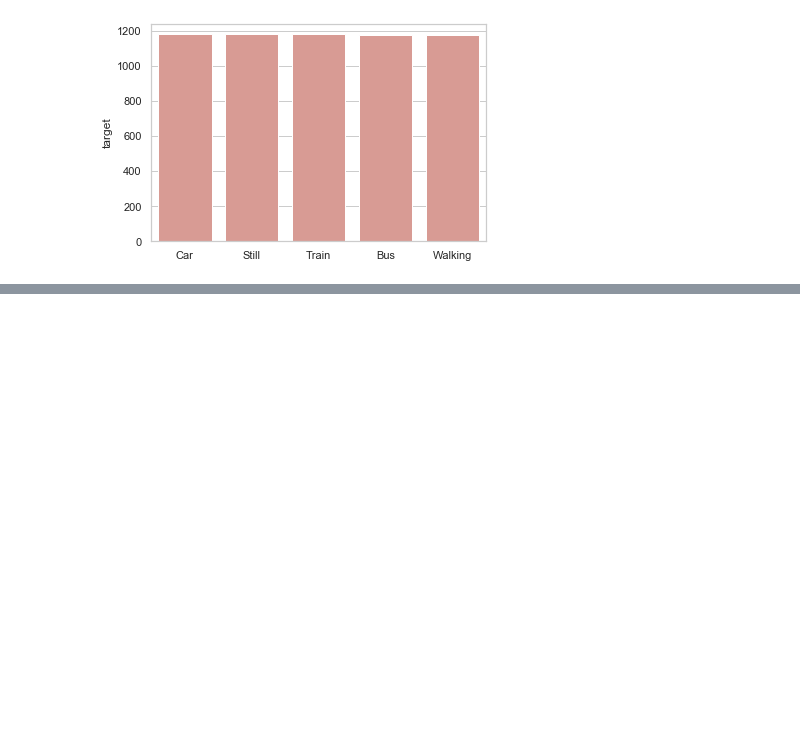
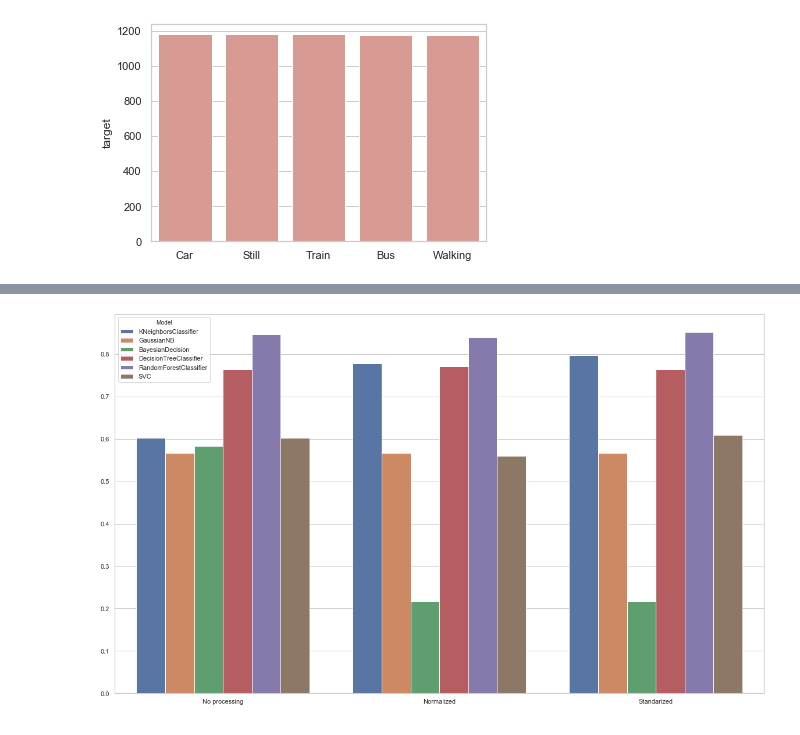
Before and after one commit to gurpreetsinghwalia55/TMD, a Jupyter notebook: Notebook.ipynb, the cells around one changed output, grey strips where cells are left out. Cells and saved outputs as stored; diff of their text form; code cells hidden in the pictures; blank space fills up the shorter version.

```diff
--- a/Notebook.ipynb
+++ b/Notebook.ipynb
@@ -214,0 +300,21 @@ plt.show()
+# %%
+X_norm = MinMaxScaler().fit_transform(X)
+X_stan = StandardScaler().fit_transform(X)
+
+scores = []
+
+for X_current, dataset_name in zip([X, X_norm, X_stan], ['No processing', 'Normalized', 'Standarized']):
+    X_current_train, X_current_test, y_current_train, y_current_test = train_test_split(X_current, y, random_state = 42)
+    for model in models:
+        model.fit(X_current_train, y_current_train)
+        score = model.score(X_current_test, y_current_test)
+        scores.append({'Model' : type(model).__name__, 'dataset':dataset_name, 'score':score})
+        scores_df = pd.DataFrame(scores)
+
+
+plt.figure(figsize = (20, 12))
+sns.barplot(x=scores_df.dataset, y=scores_df.score.values, hue=scores_df.Model);
+plt.xlabel(' ')
+plt.show()
+# %% [output]
+[figure, added]
```
Also changed, not shown: parts of 11 cells of this notebook.
